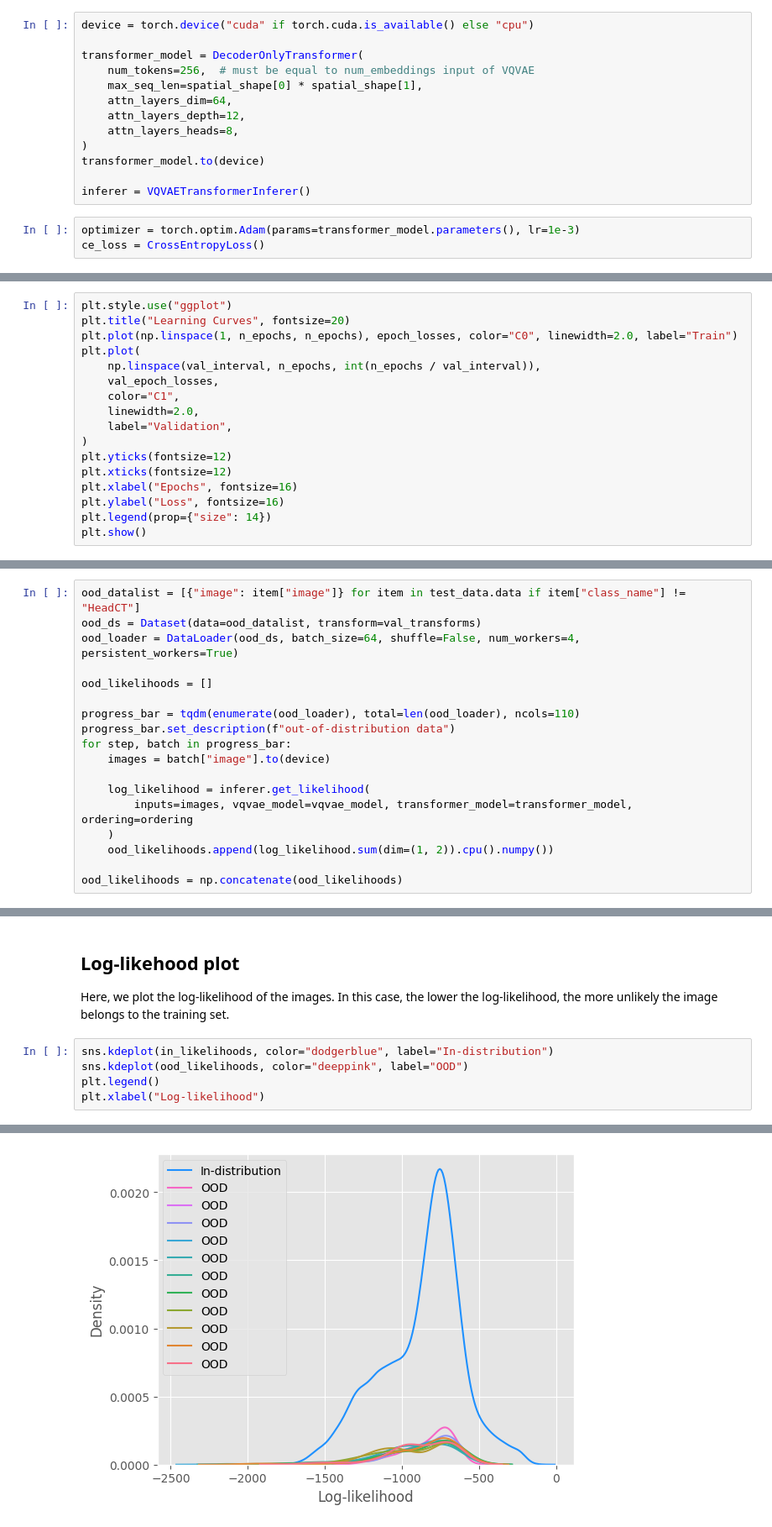
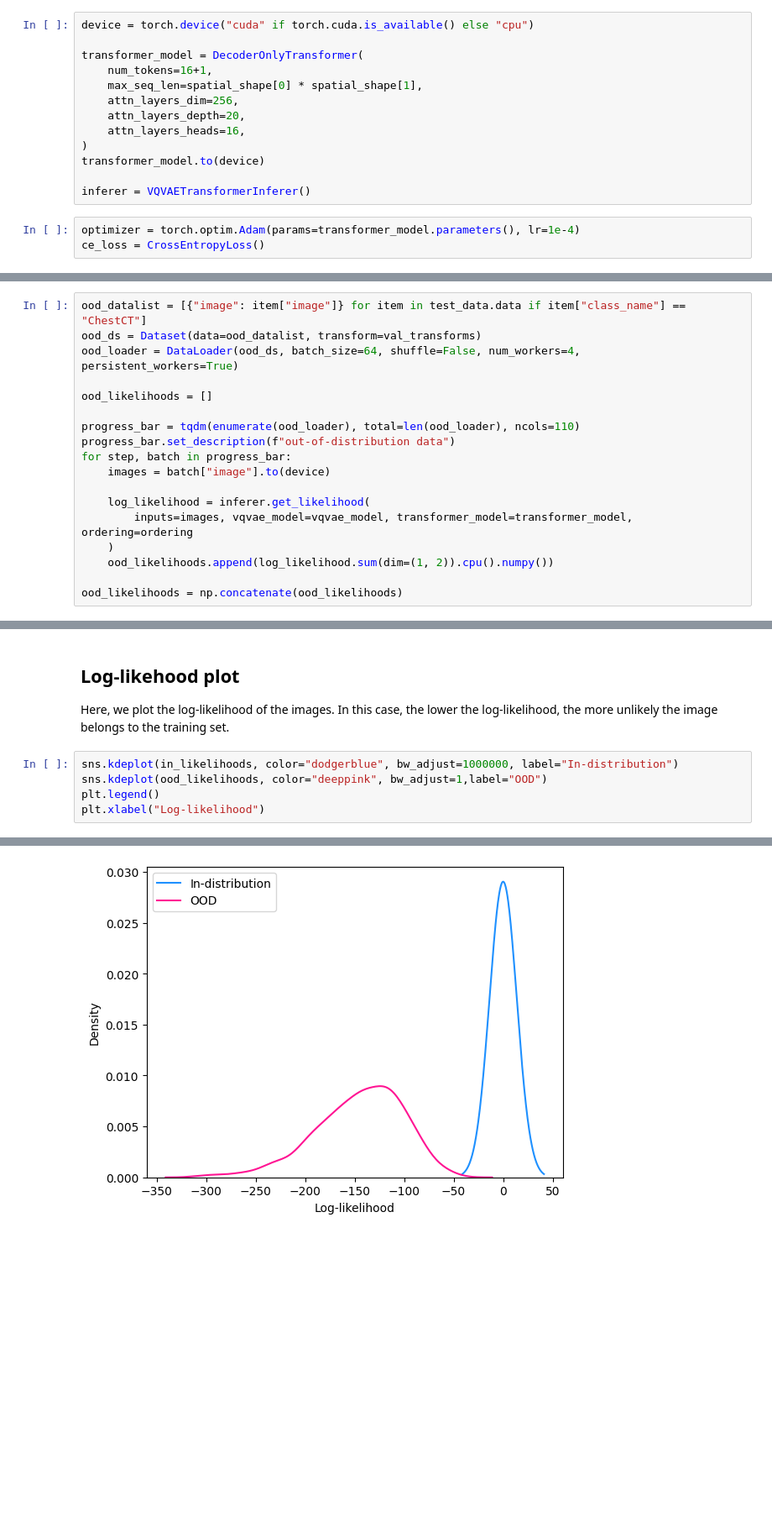
Before and after one commit to Project-MONAI/GenerativeModels, a Jupyter notebook: tutorials/generative/anomaly_detection/anomaly_detection_with_transformers.ipynb, the cells around one changed output, grey strips where cells are left out. Shown at 84% size. Saved outputs shown, nothing was run; the diff lists cells and outputs as text; blank space fills up the shorter version.

```diff
--- a/tutorials/generative/anomaly_detection/anomaly_detection_with_transformers.ipynb
+++ b/tutorials/generative/anomaly_detection/anomaly_detection_with_transformers.ipynb
@@ -306,17 +282,17 @@ revert_sequence_ordering = ordering.get_revert_sequence_ordering()
 device = torch.device("cuda" if torch.cuda.is_available() else "cpu")
 
 transformer_model = DecoderOnlyTransformer(
-    num_tokens=256,  # must be equal to num_embeddings input of VQVAE
+    num_tokens=16+1,
     max_seq_len=spatial_shape[0] * spatial_shape[1],
-    attn_layers_dim=64,
-    attn_layers_depth=12,
-    attn_layers_heads=8,
+    attn_layers_dim=256,
+    attn_layers_depth=20,
+    attn_layers_heads=16,
 )
 transformer_model.to(device)
 
 inferer = VQVAETransformerInferer()
 # %%
-optimizer = torch.optim.Adam(params=transformer_model.parameters(), lr=1e-3)
+optimizer = torch.optim.Adam(params=transformer_model.parameters(), lr=1e-4)
 ce_loss = CrossEntropyLoss()
 # %% [markdown]
 ### Transformer Training
@@ -405,17 +354,0 @@ train completed, total time: 5912.983795166016.
-# %%
-plt.style.use("ggplot")
-plt.title("Learning Curves", fontsize=20)
-plt.plot(np.linspace(1, n_epochs, n_epochs), epoch_losses, color="C0", linewidth=2.0, label="Train")
-plt.plot(
-    np.linspace(val_interval, n_epochs, int(n_epochs / val_interval)),
-    val_epoch_losses,
-    color="C1",
-    linewidth=2.0,
-    label="Validation",
-)
-plt.yticks(fontsize=12)
-plt.xticks(fontsize=12)
-plt.xlabel("Epochs", fontsize=16)
-plt.ylabel("Loss", fontsize=16)
-plt.legend(prop={"size": 14})
-plt.show()
@@ -456,5 +387,5 @@ We will use the other classes of the dataset for the out-of-distribution example
 # %%
-ood_datalist = [{"image": item["image"]} for item in test_data.data if item["class_name"] != "HeadCT"]
+ood_datalist = [{"image": item["image"]} for item in test_data.data if item["class_name"] == "ChestCT"]
 ood_ds = Dataset(data=ood_datalist, transform=val_transforms)
 ood_loader = DataLoader(ood_ds, batch_size=64, shuffle=False, num_workers=4, persistent_workers=True)
 
@@ -478,10 +407,10 @@ KeyboardInterrupt:
 
 Here, we plot the log-likelihood of the images. In this case, the lower the log-likelihood, the more unlikely the image belongs to the training set.
 # %%
-sns.kdeplot(in_likelihoods, color="dodgerblue", label="In-distribution")
-sns.kdeplot(ood_likelihoods, color="deeppink", label="OOD")
+sns.kdeplot(in_likelihoods, color="dodgerblue", bw_adjust=1000000, label="In-distribution")
+sns.kdeplot(ood_likelihoods, color="deeppink", bw_adjust=1,label="OOD")
 plt.legend()
 plt.xlabel("Log-likelihood")
 # %% [output]
 Text(0.5, 0, 'Log-likelihood')
-[figure, old version]
+[figure, new version]
```
Also changed, not shown: parts of 17 cells of this notebook, 1 other file.
